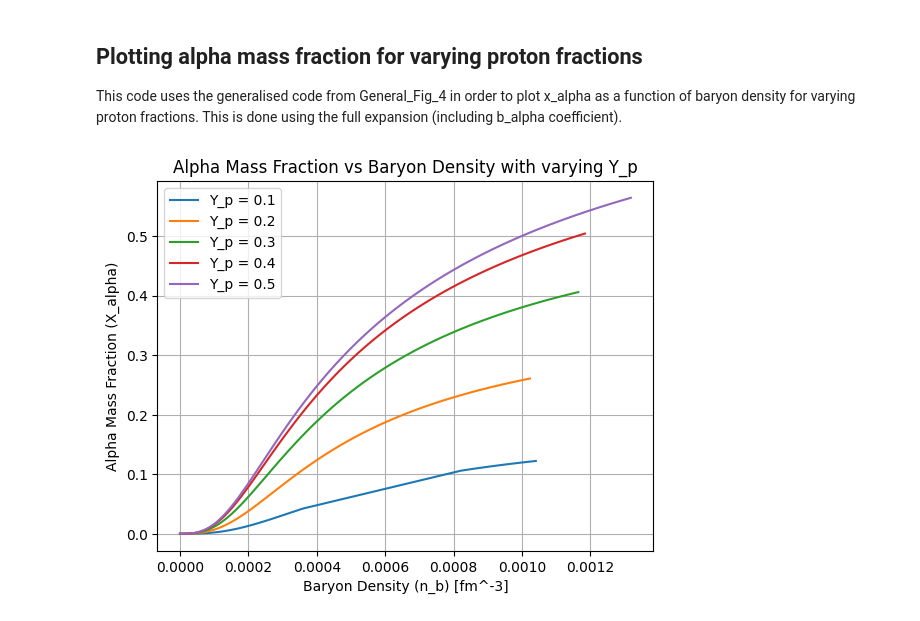
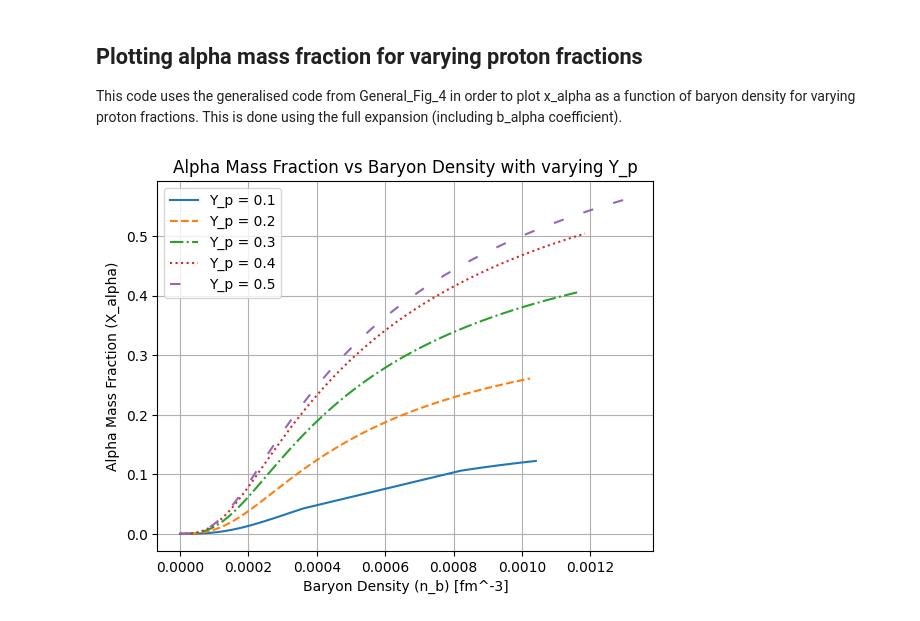
Before and after one commit to saskiahill64/Virial-Expansion, a Jupyter notebook: Fig_6.ipynb, the cells around one changed output. Saved outputs shown, nothing was run; the diff lists cells and outputs as text; code cells hidden in the pictures.

Commit message:
Changed linestyles for printing without colour

```diff
--- a/Fig_6.ipynb
+++ b/Fig_6.ipynb
@@ -221,23 +221,23 @@ x_alpha_5 = 4 * n_alpha_5 / n_b_5
 # %%
 # Plot results
 
 # Create a mask for valid data points for Y_p = 0.1
 valid = (
     (z_n_1 < 0.2) & # Neutron fugacity constraint
     (z_p_1 < 0.005) & # Proton fugacity constraint
     (z_alpha_1 < 0.001) # Alpha particle fugacity constraint
 )
 
 plt.plot(n_b_1[valid], x_alpha_1[valid], label='Y_p = 0.1')
-plt.plot(n_b_2, x_alpha_2, label='Y_p = 0.2')
-plt.plot(n_b_3, x_alpha_3, label='Y_p = 0.3')
-plt.plot(n_b_4, x_alpha_4, label='Y_p = 0.4')
-plt.plot(n_b_5, x_alpha_5, label='Y_p = 0.5')
+plt.plot(n_b_2, x_alpha_2, label='Y_p = 0.2', linestyle='--')
+plt.plot(n_b_3, x_alpha_3, label='Y_p = 0.3', linestyle='-.')
+plt.plot(n_b_4, x_alpha_4, label='Y_p = 0.4', linestyle=':')
+plt.plot(n_b_5, x_alpha_5, label='Y_p = 0.5', linestyle=(0, (5, 10)))
 plt.xlabel('Baryon Density (n_b) [fm^-3]')
 plt.ylabel('Alpha Mass Fraction (X_alpha)')
 plt.title(f'Alpha Mass Fraction vs Baryon Density with varying Y_p')
 plt.grid()
 plt.legend()
 plt.show()
 # %% [output]
-[figure, old version]
+[figure, new version]
```
Also changed, not shown: 13 other files.
